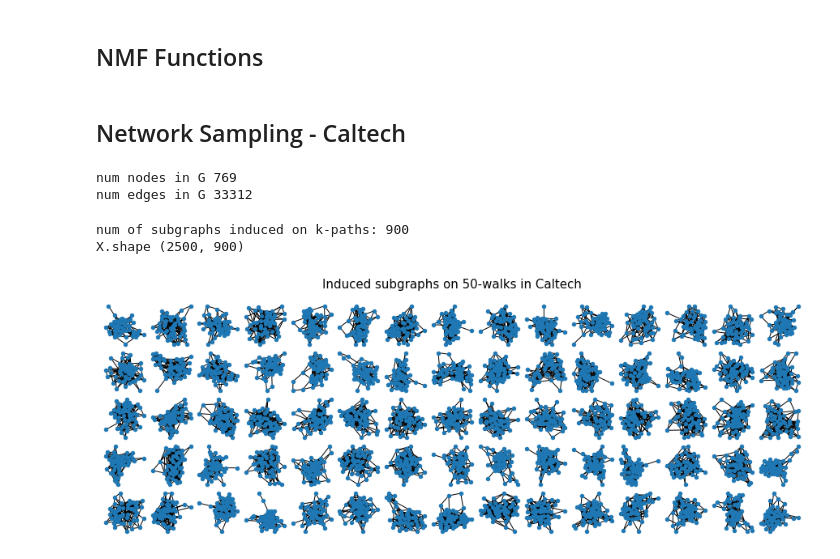
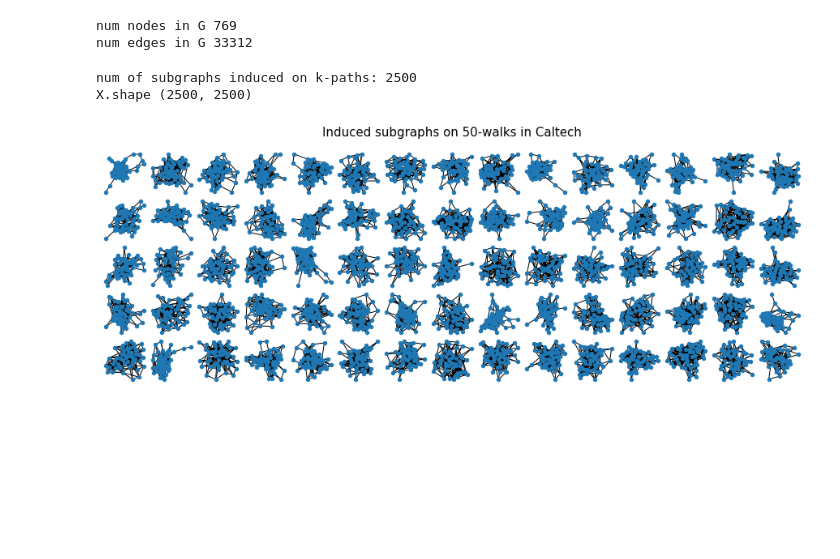
Before and after one commit to BryaneX455/reu2022, a Jupyter notebook: Kuramoto Model/Caltech.ipynb, the cells around one changed output. Cells and saved outputs as stored; diff of their text form; code cells hidden in the pictures; blank space fills up the shorter version.

Commit message:
UCLA+Caltech+Wisconsin

```diff
--- a/Kuramoto Model/Caltech.ipynb
+++ b/Kuramoto Model/Caltech.ipynb
@@ -246,2 +0,0 @@ def synchronization(colors):
-# %% [markdown]
-## NMF Functions
@@ -315,2 +0,0 @@ def ALS(X,
-# %% [markdown]
-## Network Sampling - Caltech
@@ -331,15 +17,15 @@ print('num edges in G', len(G.get_edges()))
 num nodes in G 769
 num edges in G 33312
 # %%
-X, embs = G.get_patches(k=k, sample_size=900, skip_folded_hom=True)
+X, embs = G.get_patches(k=k, sample_size=2500, skip_folded_hom=True)
 
 display_graphs(title='Induced subgraphs on {}-walks in {}'.format(k, ntwk_nonumber),
                  save_path=save_folder + ntwk_nonumber + "_subgraphs_"+ str(sampling_alg) + "_walk",
                  data = [X, embs],
                  grid_shape = [5, 15],
                  fig_size = [15, 5],
                  show_importance=False)
 # %% [output]
-num of subgraphs induced on k-paths: 900
-X.shape (2500, 900)
+num of subgraphs induced on k-paths: 2500
+X.shape (2500, 2500)
-[figure, old version]
+[figure, new version]
```
Also changed, not shown: parts of 27 cells of this notebook, 22 other files.
